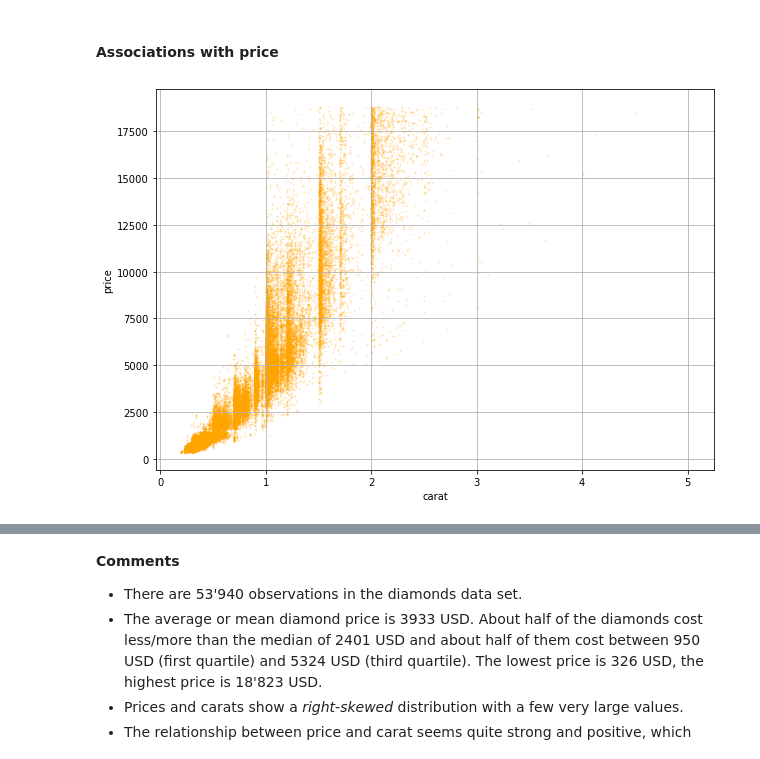
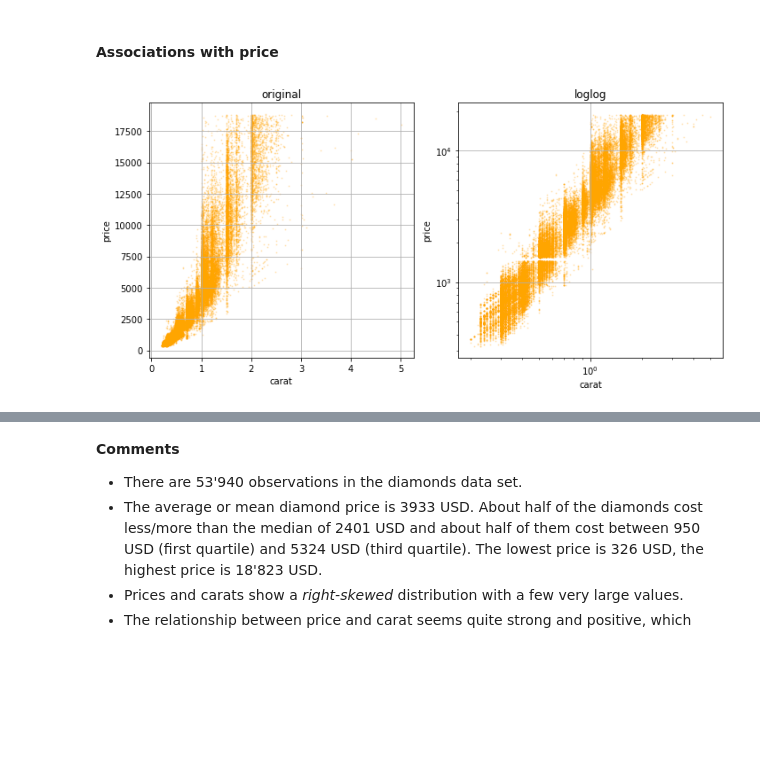
Before and after one commit to mayer79/ml_lecture, a Jupyter notebook: py/1_Basics_and_Linear_Models.ipynb, the cells around one changed output, grey strips where cells are left out. Saved outputs shown, nothing was run; the diff lists cells and outputs as text; code cells hidden in the pictures; blank space fills up the shorter version.

```diff
--- a/py/1_Basics_and_Linear_Models.ipynb
+++ b/py/1_Basics_and_Linear_Models.ipynb
@@ -99,7 +101,8 @@ diamonds[num_vars].describe()
 import seaborn as sns
 cat_vars = ["color", "cut", "clarity"]
 
-fig, ax = plt.subplots(ncols=3, figsize=(18, 4))
+fig, ax = plt.subplots(ncols=3, figsize=(14, 4))
 for i, x in enumerate(cat_vars):
-    sns.countplot(data=diamonds, x=x, ax=ax[i])
+    sns.countplot(data=diamonds, x=x, ax=ax[i]).set_title(x)
+fig.tight_layout()
 # %% [output]
@@ -107,14 +110,13 @@ for i, x in enumerate(cat_vars):
 # %% [markdown]
 #### Associations with price
 # %%
-diamonds.plot.scatter(
-    x="carat",
-    y="price",
-    alpha=0.2,
-    color="orange",
-    s=1,
-    grid=True,
-    figsize=(10, 7)
-);
+fig, ax = plt.subplots(ncols=2, figsize=(10, 5))
+
+for i, title in enumerate(("original", "loglog")):
+    diamonds.plot.scatter(
+        x="carat", y="price", alpha=0.2, color="orange", s=1,
+        grid=True, loglog=bool(i), title=title, ax=ax[i]
+    )
+fig.tight_layout()
 # %% [output]
-[figure, old version]
+[figure, new version]
```
Also changed, not shown: parts of 17 cells of this notebook.
